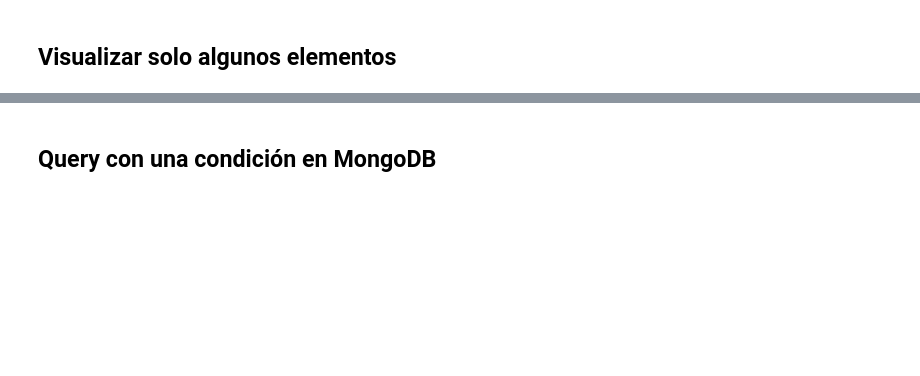
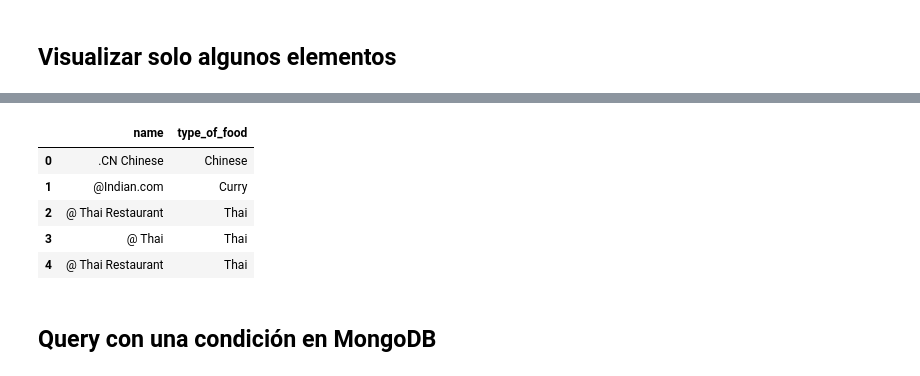
Before and after one commit to Ironhack-Data-Madrid-Mayo-2021/Classroom-Materials, a Jupyter notebook: week_04/06-recap-MongoDB.ipynb, the cells around one changed output, grey strips where cells are left out. Cells and saved outputs as stored; diff of their text form; code cells hidden in the pictures; blank space fills up the shorter version.

```diff
--- a/week_04/06-recap-MongoDB.ipynb
+++ b/week_04/06-recap-MongoDB.ipynb
@@ -28,3 +37,5 @@ import pandas as pd
 # %% [markdown]
 ## Visualizar solo algunos elementos
+# %%
+proj = {"_id": 0, "name": 1, "type_of_food": 1}
 # %%
@@ -38,3 +43,12 @@ import pandas as pd
+# %%
+df.head()
+# %% [output]
+|  | name | type_of_food |
+| 0 | .CN Chinese | Chinese |
+| 1 | @Indian.com | Curry |
+| 2 | @ Thai Restaurant | Thai |
+| 3 | @ Thai | Thai |
+| 4 | @ Thai Restaurant | Thai |
 # %% [markdown]
 ## Query con una condición en MongoDB
 # %%
```
Also changed, not shown: parts of 11 cells of this notebook, 1 other file.
